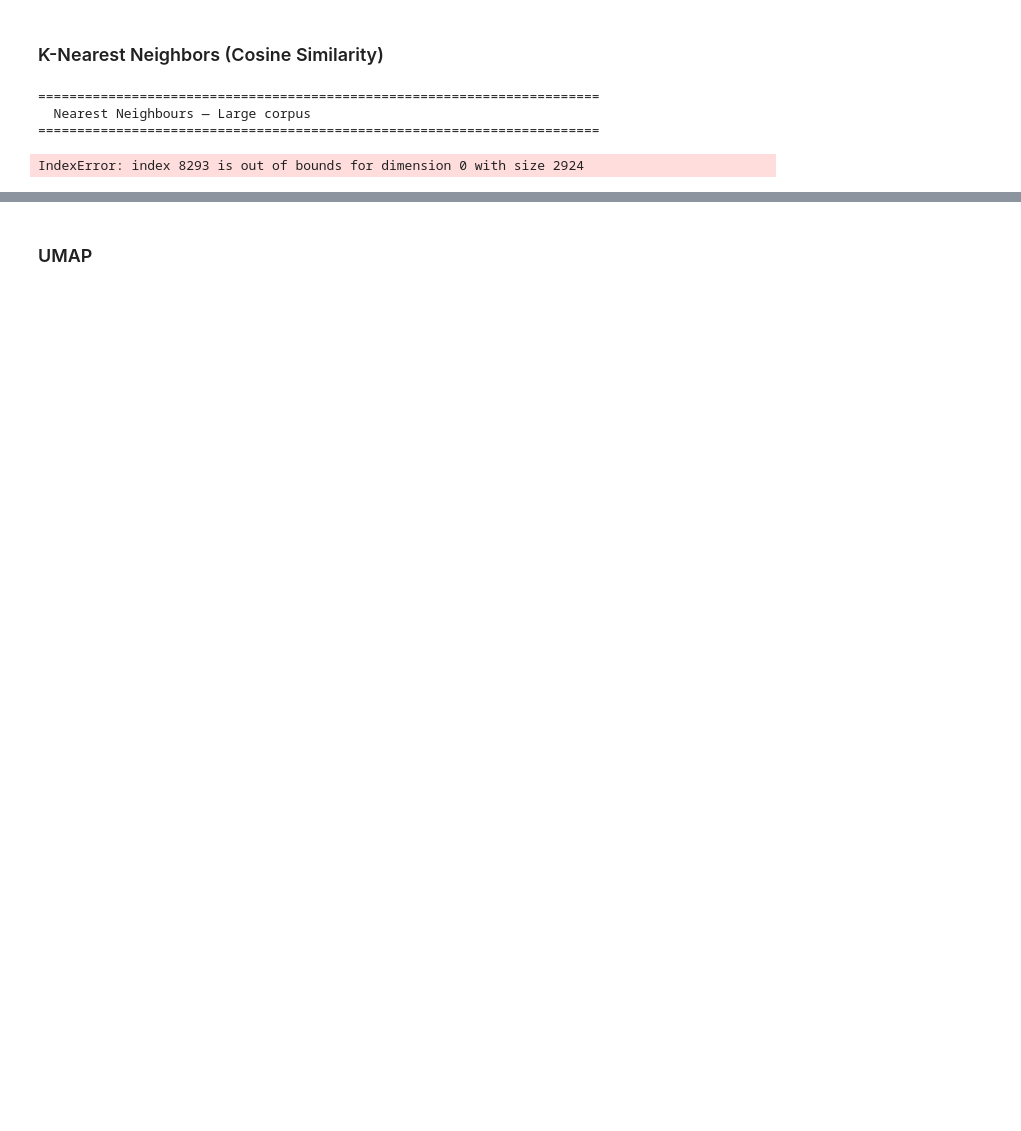
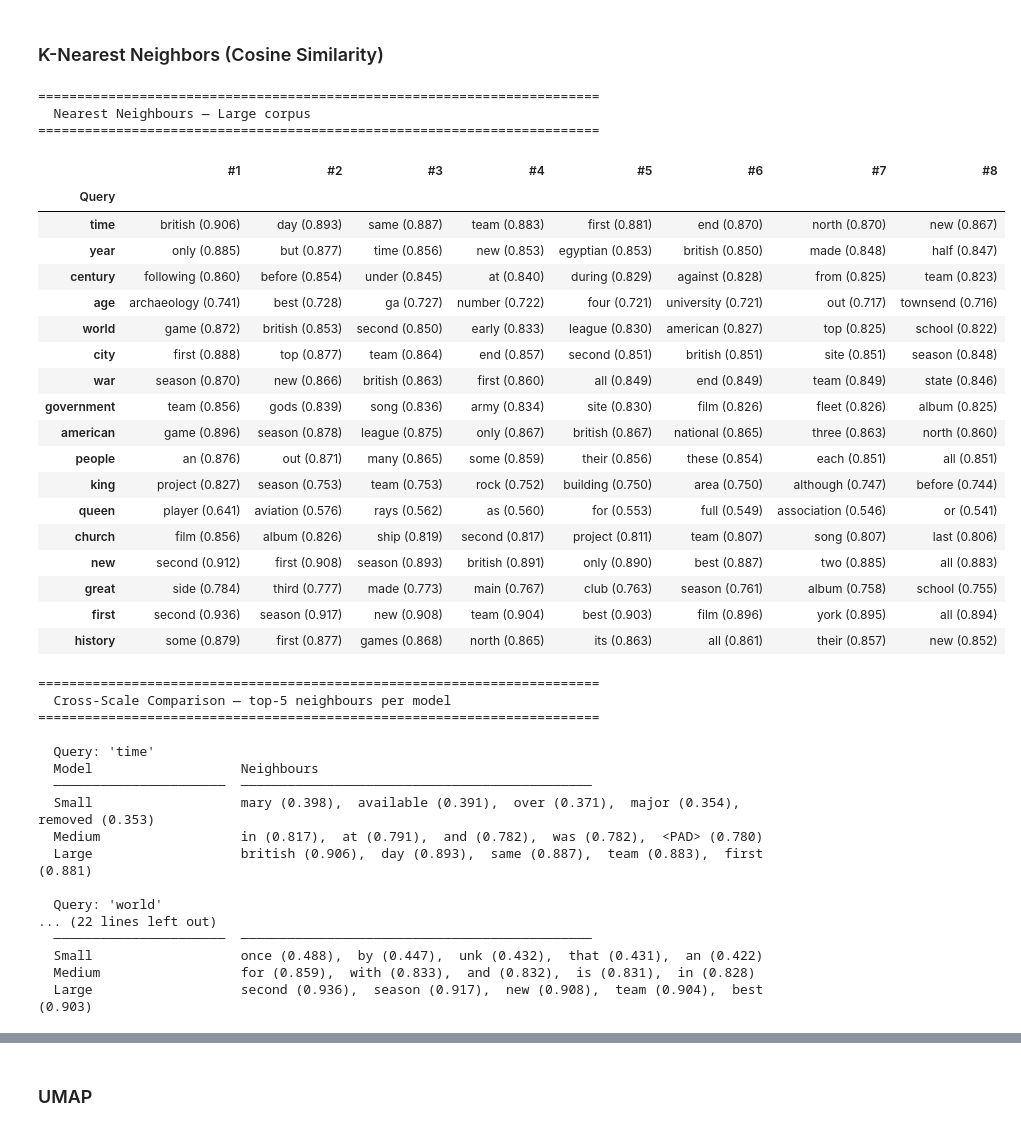
Before and after one commit to willayy/Design-Of-AI-Systems, a Jupyter notebook: miniproject/miniproject.ipynb, the cells around one changed output, grey strips where cells are left out. Saved outputs shown, nothing was run; the diff lists cells and outputs as text; code cells hidden in the pictures; blank space fills up the shorter version.

```diff
--- a/miniproject/miniproject.ipynb
+++ b/miniproject/miniproject.ipynb
@@ -1397,38 +1353,73 @@ df_medium = neighbors_dataframe(
     embedding_layer_large.weights,
     tokenizer_large.word_to_index,
     tokenizer_large.index_to_word,
-    n=5,
+    n=8,
 )
 display(df_medium)
 
 # Cross-scale comparison for a subset of words
 _compare_words = ["time", "world", "war", "king", "first"]
 _models = [
     ("Small",  embedding_layer_small, tokenizer_small),
     ("Medium",  embedding_layer_medium, tokenizer_medium),
     ("Large", embedding_layer_large, tokenizer_large),
 ]
 
 print("\n" + "=" * 72)
 print("  Cross-Scale Comparison — top-5 neighbours per model")
 print("=" * 72)
 
 for query in _compare_words:
     print(f"\n  Query: '{query}'")
     print(f"  {'Model':<22}  Neighbours")
     print(f"  {'─'*22}  {'─'*45}")
     for model_label, emb_layer, tok in _models:
         result = nearest_neighbors(
             query, emb_layer.weights, tok.word_to_index, tok.index_to_word, n=5
         )
         if result is None:
             print(f"  {model_label:<22}  (word not in vocabulary)")
         else:
             nbrs = ",  ".join(f"{w} ({s:.3f})" for w, s in result)
             print(f"  {model_label:<22}  {nbrs}")
 # %% [output]
 ========================================================================
   Nearest Neighbours — Large corpus
 ========================================================================
+|  | #1 | #2 | #3 | #4 | #5 | #6 | #7 | #8 |
+| Query |  |  |  |  |  |  |  |  |
+| time | british (0.906) | day (0.893) | same (0.887) | team (0.883) | first (0.881) | end (0.870) | north (0.870) | new (0.867) |
+| year | only (0.885) | but (0.877) | time (0.856) | new (0.853) | egyptian (0.853) | british (0.850) | made (0.848) | half (0.847) |
+| century | following (0.860) | before (0.854) | under (0.845) | at (0.840) | during (0.829) | against (0.828) | from (0.825) | team (0.823) |
+| age | archaeology (0.741) | best (0.728) | ga (0.727) | number (0.722) | four (0.721) | university (0.721) | out (0.717) | townsend (0.716) |
+| world | game (0.872) | british (0.853) | second (0.850) | early (0.833) | league (0.830) | american (0.827) | top (0.825) | school (0.822) |
+| city | first (0.888) | top (0.877) | team (0.864) | end (0.857) | second (0.851) | british (0.851) | site (0.851) | season (0.848) |
+| war | season (0.870) | new (0.866) | british (0.863) | first (0.860) | all (0.849) | end (0.849) | team (0.849) | state (0.846) |
+| government | team (0.856) | gods (0.839) | song (0.836) | army (0.834) | site (0.830) | film (0.826) | fleet (0.826) | album (0.825) |
+| american | game (0.896) | season (0.878) | league (0.875) | only (0.867) | british (0.867) | national (0.865) | three (0.863) | north (0.860) |
+| people | an (0.876) | out (0.871) | many (0.865) | some (0.859) | their (0.856) | these (0.854) | each (0.851) | all (0.851) |
+| king | project (0.827) | season (0.753) | team (0.753) | rock (0.752) | building (0.750) | area (0.750) | although (0.747) | before (0.744) |
+| queen | player (0.641) | aviation (0.576) | rays (0.562) | as (0.560) | for (0.553) | full (0.549) | association (0.546) | or (0.541) |
+| church | film (0.856) | album (0.826) | ship (0.819) | second (0.817) | project (0.811) | team (0.807) | song (0.807) | last (0.806) |
+| new | second (0.912) | first (0.908) | season (0.893) | british (0.891) | only (0.890) | best (0.887) | two (0.885) | all (0.883) |
+| great | side (0.784) | third (0.777) | made (0.773) | main (0.767) | club (0.763) | season (0.761) | album (0.758) | school (0.755) |
+| first | second (0.936) | season (0.917) | new (0.908) | team (0.904) | best (0.903) | film (0.896) | york (0.895) | all (0.894) |
+| history | some (0.879) | first (0.877) | games (0.868) | north (0.865) | its (0.863) | all (0.861) | their (0.857) | new (0.852) |
-IndexError: index 8293 is out of bounds for dimension 0 with size 2924
+========================================================================
+  Cross-Scale Comparison — top-5 neighbours per model
+========================================================================
+
+  Query: 'time'
+  Model                   Neighbours
+  ──────────────────────  ─────────────────────────────────────────────
+  Small                   mary (0.398),  available (0.391),  over (0.371),  major (0.354),  removed (0.353)
+  Medium                  in (0.817),  at (0.791),  and (0.782),  was (0.782),  <PAD> (0.780)
+  Large                   british (0.906),  day (0.893),  same (0.887),  team (0.883),  first (0.881)
+
+  Query: 'world'
+... (22 lines left out)
+  ──────────────────────  ─────────────────────────────────────────────
+  Small                   once (0.488),  by (0.447),  unk (0.432),  that (0.431),  an (0.422)
+  Medium                  for (0.859),  with (0.833),  and (0.832),  is (0.831),  in (0.828)
+  Large                   second (0.936),  season (0.917),  new (0.908),  team (0.904),  best (0.903)
 # %%
```
Also changed, not shown: parts of 7 cells of this notebook.
